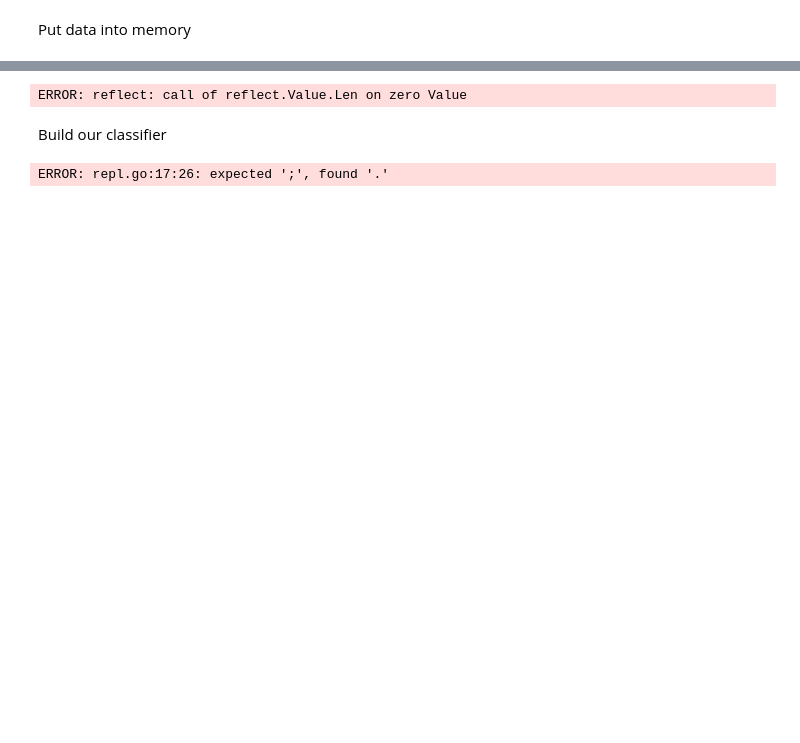
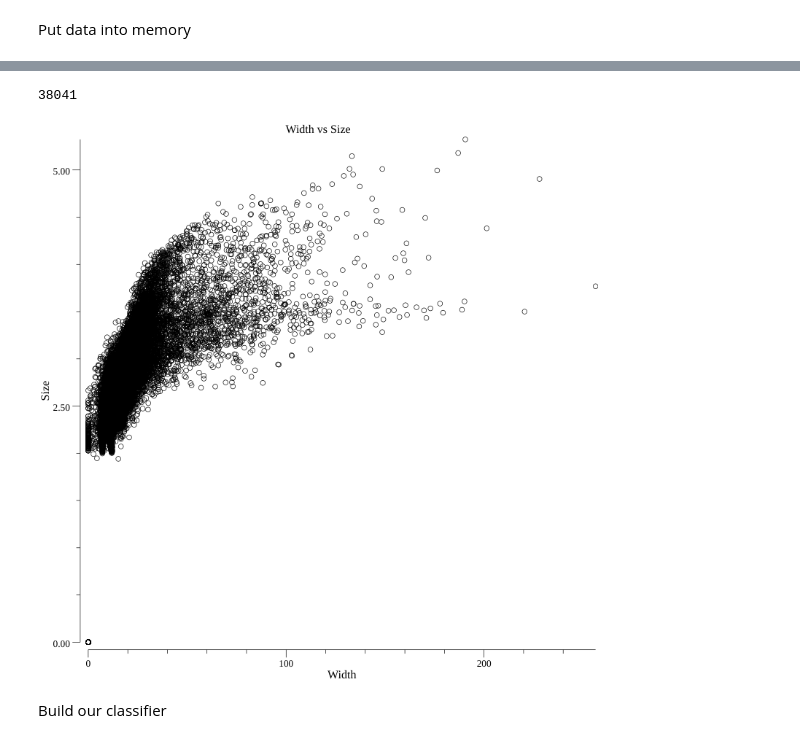
Before and after one commit to Soypete/Example_KNN_golang, a Jupyter notebook: Machine Learning in Go.ipynb, the cells around one changed output, grey strips where cells are left out. Saved outputs shown, nothing was run; the diff lists cells and outputs as text; code cells hidden in the pictures; blank space fills up the shorter version.

```diff
--- a/Machine Learning in Go.ipynb
+++ b/Machine Learning in Go.ipynb
@@ -110,55 +120,34 @@ ERROR: repl.go:36:17: cannot use img[1] <string> as type <int> in field value
 # %%
-pts := make(plotter.XYs, len(images)-1)
+pts := make(plotter.XYs, len(images))
+fmt.Println(len(pts))
 for i, img := range images{
     pts[i].X = img.FWidth
     pts[i].Y = img.FSize
 }
 
 scatter, err := plotter.NewScatter(pts)
     if err != nil {
         fmt.Println(err)
     }
 
 p, err := plot.New()
 if err != nil {
     fmt.Println(err)
 }
 p.Title.Text = "Width vs Size"
 p.X.Label.Text = "Width"
 p.Y.Label.Text = "Size"
 p.Add(scatter)
     w, err := p.WriterTo(8*vg.Inch, 8*vg.Inch, "png")
     if err != nil{
         panic(err)
     }
     var b bytes.Buffer
     writer := bufio.NewWriter(&b)
     w.WriteTo(writer)
     Display(display.PNG(b.Bytes()))
 # %% [output]
-ERROR: reflect: call of reflect.Value.Len on zero Value
+38041
+[figure, added]
 # %% [markdown]
 Build our classifier
-# %%
-import "github.com/sjwhitworth/golearn/knn"
-import "github.com/sjwhitworth/golearn/base"
-
-type dataGrid struct {}
-
-fileInfo, _ := f.Stat()
-var size int64 = fileInfo.Size()
-buffer := make([]byte, int(size))
-
-// read file content to buffer
-f.Read(buffer)
-fileBytes := bytes.NewReader(buffer) // converted to io.ReadSeeker type
-
-dataCSV := base.ParseCSVGetAttributesFromReader(fileBytes, true)
-
-k := knn.NewKnnClassifier("linear","euclidean",len(images)-1)
-var dg base.FixedDataGrid.DataGrid = dataGrid
-
-data := dg.GetClassAttributes(dataCSV)
-k.Predict(data)
-# %% [output]
-ERROR: repl.go:17:26: expected ';', found '.'
```
Also changed, not shown: parts of 6 cells of this notebook, 1 other file.
